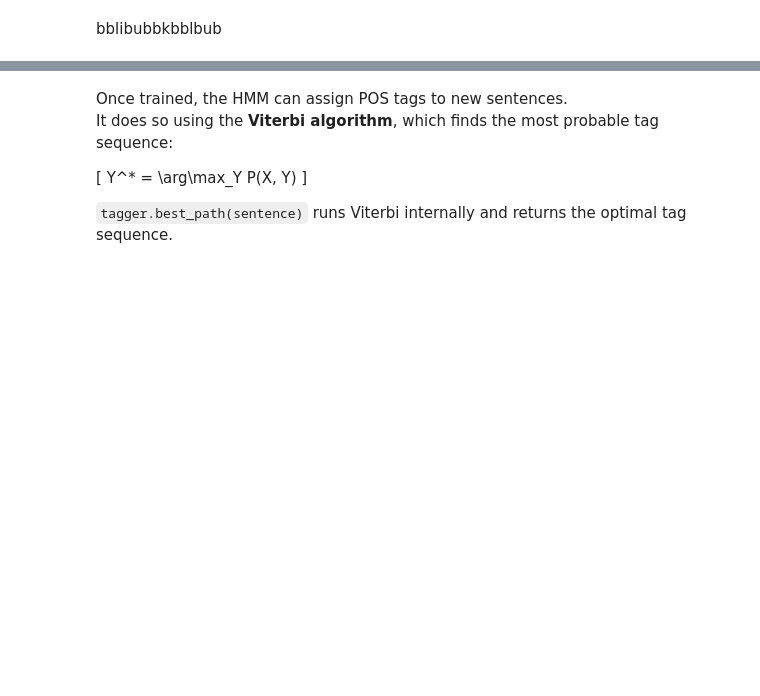
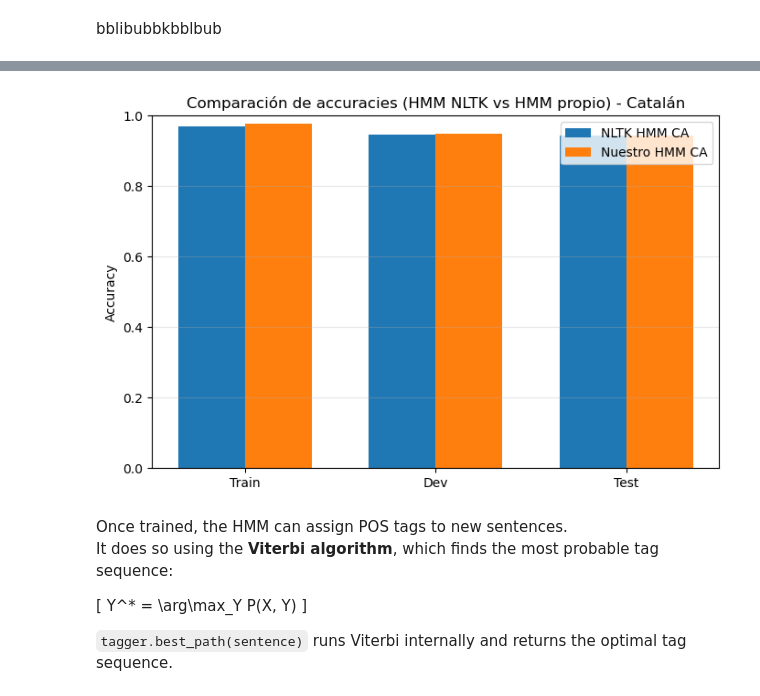
Before and after one commit to B-Alkain/Syntax_Project, a Jupyter notebook: POS_Tagger.ipynb, the cells around one changed output, grey strips where cells are left out. Drawn from its saved outputs; the diff is of its cells as text; code cells hidden in the pictures; blank space fills up the shorter version.

```diff
--- a/POS_Tagger.ipynb
+++ b/POS_Tagger.ipynb
@@ -184,3 +242,23 @@ plt.show()
+# %%
+nltk_acc_ca = [acc_train_nltk_ca, acc_dev_nltk_ca, acc_test_nltk_ca]
+ours_acc_ca = [acc_train_ours_ca, acc_dev_ours_ca, acc_test_ours_ca]
+
+x = np.arange(len(models))
+width = 0.35
+
+plt.figure(figsize=(8,5))
+plt.bar(x - width/2, nltk_acc_ca, width, label="NLTK HMM CA")
+plt.bar(x + width/2, ours_acc_ca, width, label="Nuestro HMM CA")
+
+plt.xticks(x, models)
+plt.ylabel("Accuracy")
+plt.title("Comparación de accuracies (HMM NLTK vs HMM propio) - Catalán")
+plt.ylim(0,1)
+plt.legend()
+plt.grid(axis="y", alpha=0.3)
+plt.show()
+# %% [output]
+[figure, added]
 # %% [markdown]
 Once trained, the HMM can assign POS tags to new sentences.
 It does so using the **Viterbi algorithm**, which finds the most probable tag sequence:
```
Also changed, not shown: parts of 15 cells of this notebook.
